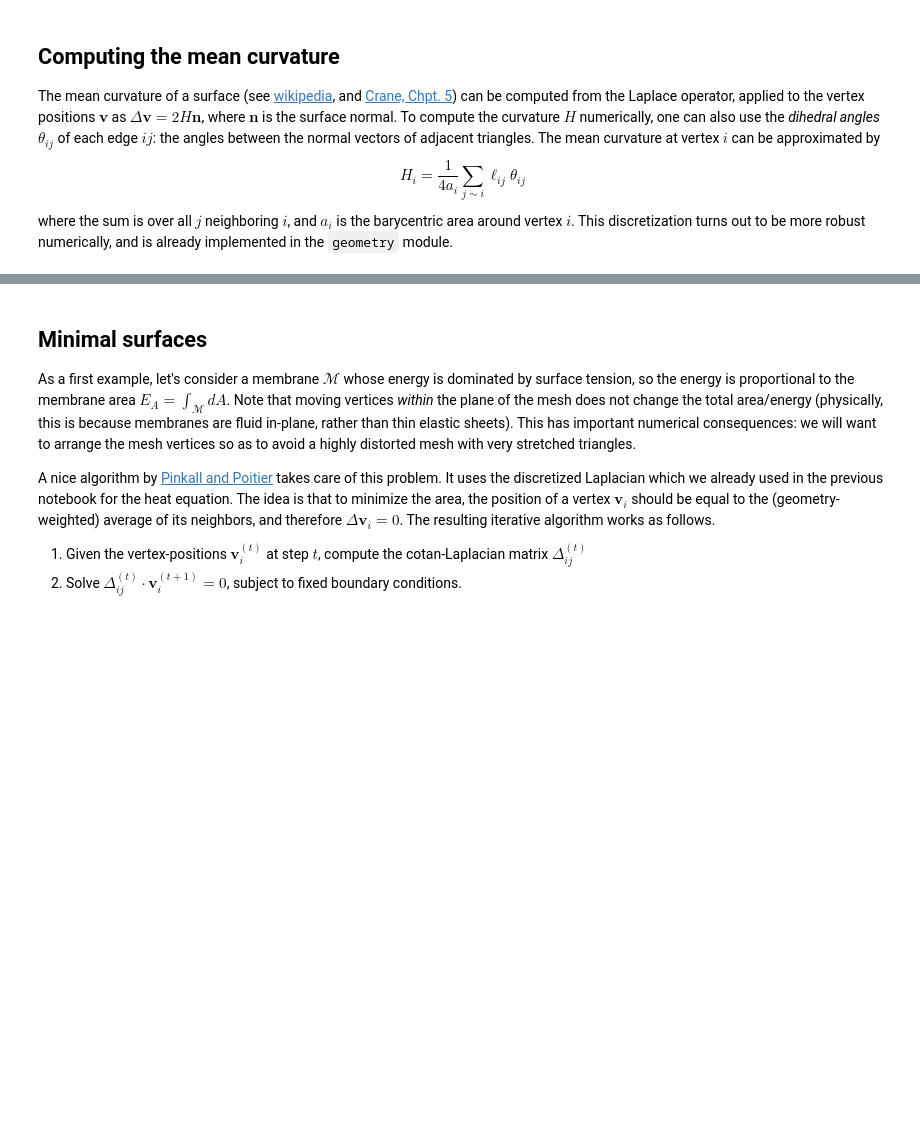
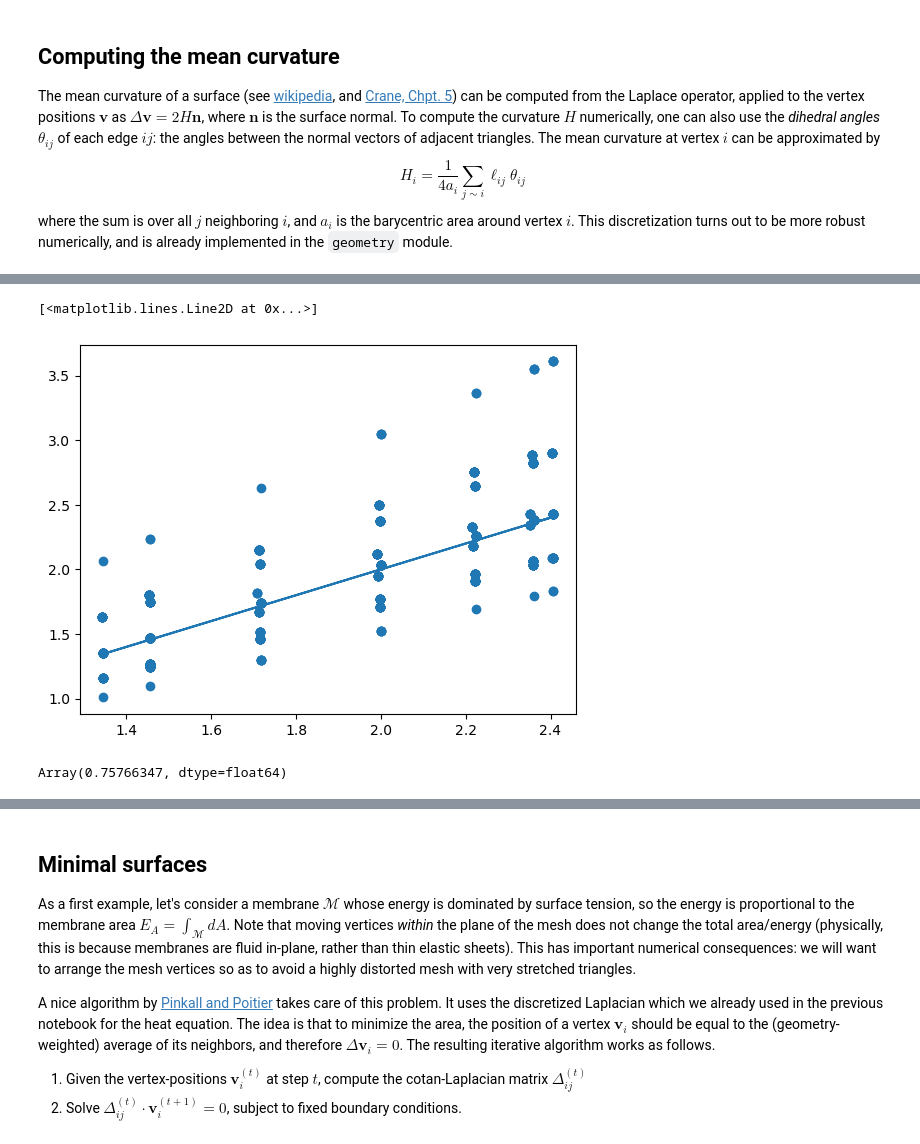
Before and after one commit to nikolas-claussen/triangulax, a Jupyter notebook: nbs/tutorials/05_membrane_mechanics.ipynb, the cells around one changed output, grey strips where cells are left out. Drawn from its saved outputs; the diff is of its cells as text; code cells hidden in the pictures; blank space fills up the shorter version.

```diff
--- a/nbs/tutorials/05_membrane_mechanics.ipynb
+++ b/nbs/tutorials/05_membrane_mechanics.ipynb
@@ -45,0 +37,11 @@ def get_mean_curvature_laplace(vertices, hemesh):
+# %%
+# let's look at a torus which has varying mean curvature
+
+torus = TriMesh.read_obj("../test_meshes/torus.obj",dim =3)
+hemesh_torus = HeMesh.from_triangles(torus.vertices.shape[0], torus.faces)
+
+H_torus_lap = geom.get_mean_curvature_laplace(torus.vertices, hemesh_torus, normalize=True)
+H_torus_dihed = geom.get_mean_curvature_dihedral(torus.vertices, hemesh_torus, normalize=True)
+
+_, _, k1_t, k2_t, _ = igl.principal_curvature(torus.vertices.astype(np.float64), hemesh_torus.faces)
+H_torus_dihed_igl = (k1_t + k2_t) / 2
@@ -45,0 +51,6 @@ def get_mean_curvature_laplace(vertices, hemesh):
+# %%
+plt.scatter(H_torus_lap, H_torus_dihed)
+plt.plot(H_torus_lap, H_torus_lap)
+# %% [output]
+[<matplotlib.lines.Line2D at 0x...>]
+[figure, added]
@@ -45,0 +73,4 @@ def get_mean_curvature_laplace(vertices, hemesh):
+# %%
+jnp.corrcoef(voronoi_areas, barycentric_areas)[0,1]
+# %% [output]
+Array(0.75766347, dtype=float64)
```
Also changed, not shown: parts of 25 cells of this notebook, 25 other files.
